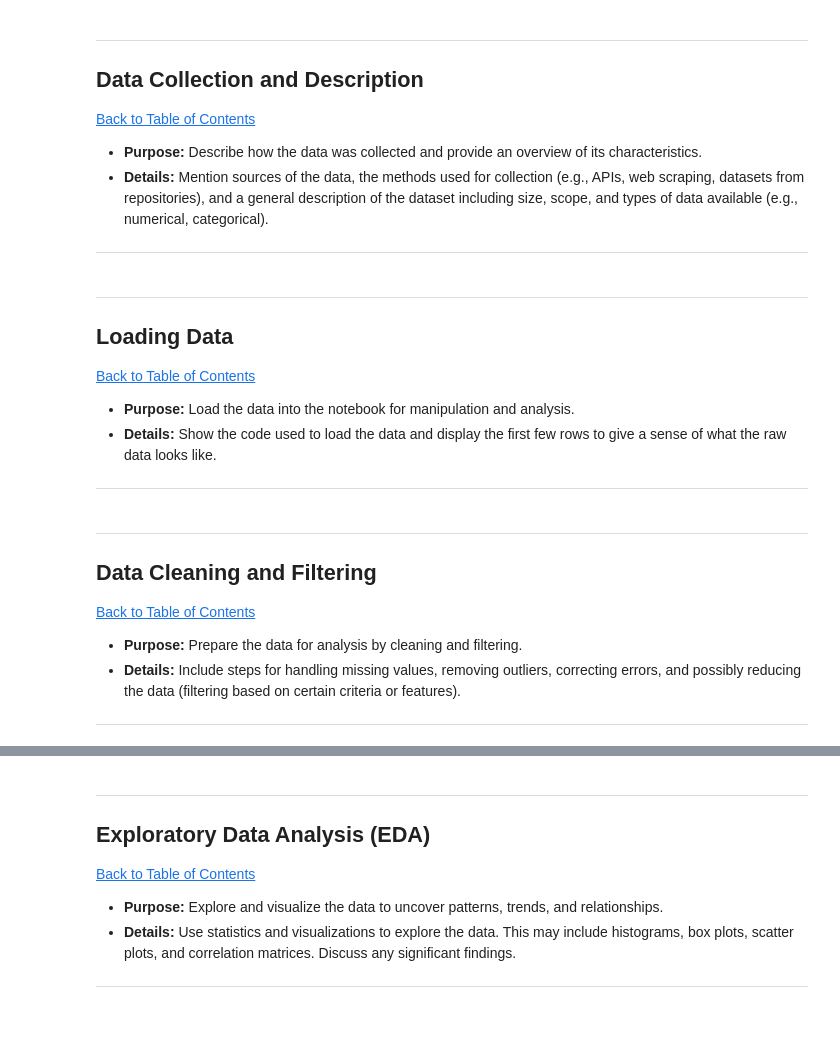
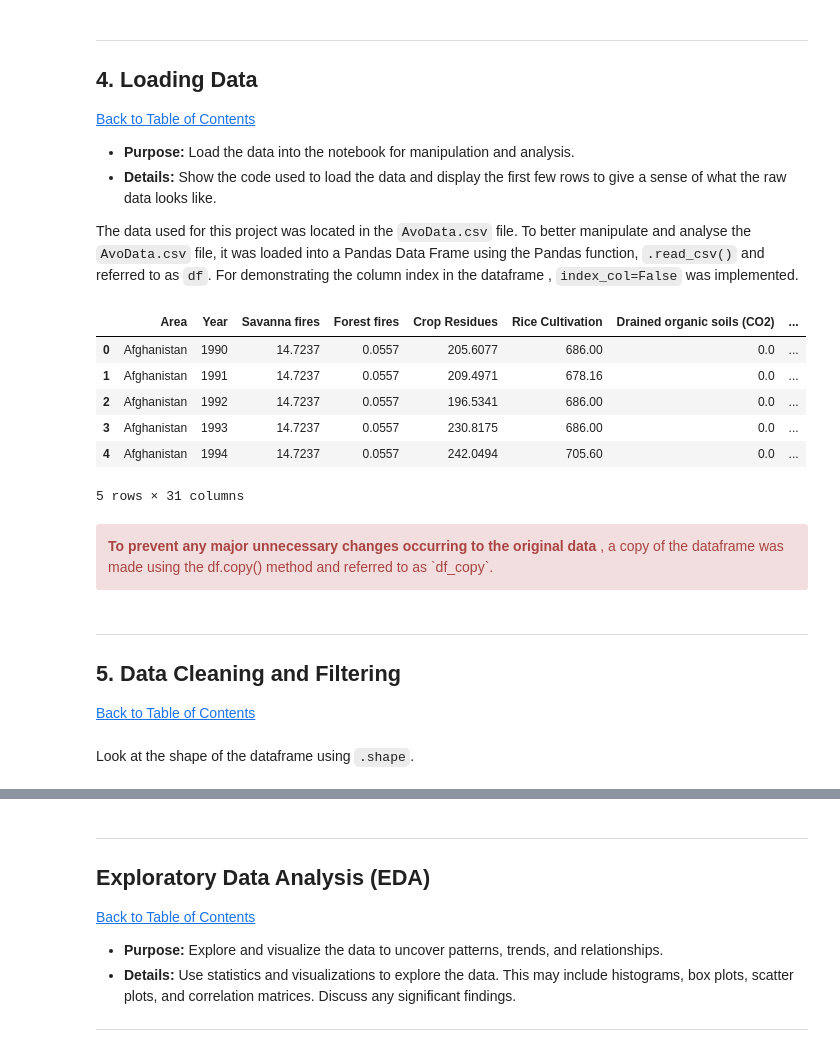
Before and after one commit to DavidFHarrison/2403PTDS_Regression_DH, a Jupyter notebook: Regression_Project_DH.ipynb, the cells around one changed output, grey strips where cells are left out. Saved outputs shown, nothing was run; the diff lists cells and outputs as text; code cells hidden in the pictures; blank space fills up the shorter version.

```diff
--- a/Regression_Project_DH.ipynb
+++ b/Regression_Project_DH.ipynb
@@ -52,11 +74,2 @@
 # %%
 #Please use code cells to code in and do not forget to comment your code.
-# %% [markdown]
----
-<a href=#two></a>
-## **Data Collection and Description**
-<a href=#cont>Back to Table of Contents</a>
-
-* **Purpose:** Describe how the data was collected and provide an overview of its characteristics.
-* **Details:** Mention sources of the data, the methods used for collection (e.g., APIs, web scraping, datasets from repositories), and a general description of the dataset including size, scope, and types of data available (e.g., numerical, categorical).
----
@@ -65,9 +76,10 @@
 # %% [markdown]
 ---
 <a href=#three></a>
-## **Loading Data**
+## 4. Loading Data
 <a href=#cont>Back to Table of Contents</a>
 
 * **Purpose:** Load the data into the notebook for manipulation and analysis.
 * **Details:** Show the code used to load the data and display the first few rows to give a sense of what the raw data looks like.
----
+
+The data used for this project was located in the `AvoData.csv` file. To better manipulate and analyse the `AvoData.csv` file, it was loaded into a Pandas Data Frame using the Pandas function, `.read_csv()` and referred to as `df`. For demonstrating the column index in the dataframe , `index_col=False` was implemented.
@@ -75,0 +86,16 @@
+# %%
+#Loading Dataset
+df = pd.read_csv("co2_emissions_from_agri.csv", index_col=False)
+df.head()
+# %% [output]
+|  | Area | Year | Savanna fires | Forest fires | Crop Residues | Rice Cultivation | Drained organic soils (CO2) | ... |
+| 0 | Afghanistan | 1990 | 14.7237 | 0.0557 | 205.6077 | 686.00 | 0.0 | ... |
+| 1 | Afghanistan | 1991 | 14.7237 | 0.0557 | 209.4971 | 678.16 | 0.0 | ... |
+| 2 | Afghanistan | 1992 | 14.7237 | 0.0557 | 196.5341 | 686.00 | 0.0 | ... |
+| 3 | Afghanistan | 1993 | 14.7237 | 0.0557 | 230.8175 | 686.00 | 0.0 | ... |
+| 4 | Afghanistan | 1994 | 14.7237 | 0.0557 | 242.0494 | 705.60 | 0.0 | ... |
+5 rows × 31 columns
+# %% [markdown]
+<div class="alert alert-block alert-danger">
+<b>To prevent any major unnecessary changes occurring to the original data</b> , a copy of the dataframe was made using the df.copy() method and referred to as `df_copy`.
+</div>
@@ -76,9 +105,5 @@
 # %% [markdown]
 ---
 <a href=#four></a>
-## **Data Cleaning and Filtering**
+## 5.  Data Cleaning and Filtering
 <a href=#cont>Back to Table of Contents</a>
-
-* **Purpose:** Prepare the data for analysis by cleaning and filtering.
-* **Details:** Include steps for handling missing values, removing outliers, correcting errors, and possibly reducing the data (filtering based on certain criteria or features).
----
@@ -86,0 +110,2 @@
+# %% [markdown]
+Look at the shape of the dataframe using `.shape`.
```
Also changed, not shown: parts of 24 cells of this notebook, 2 other files.
